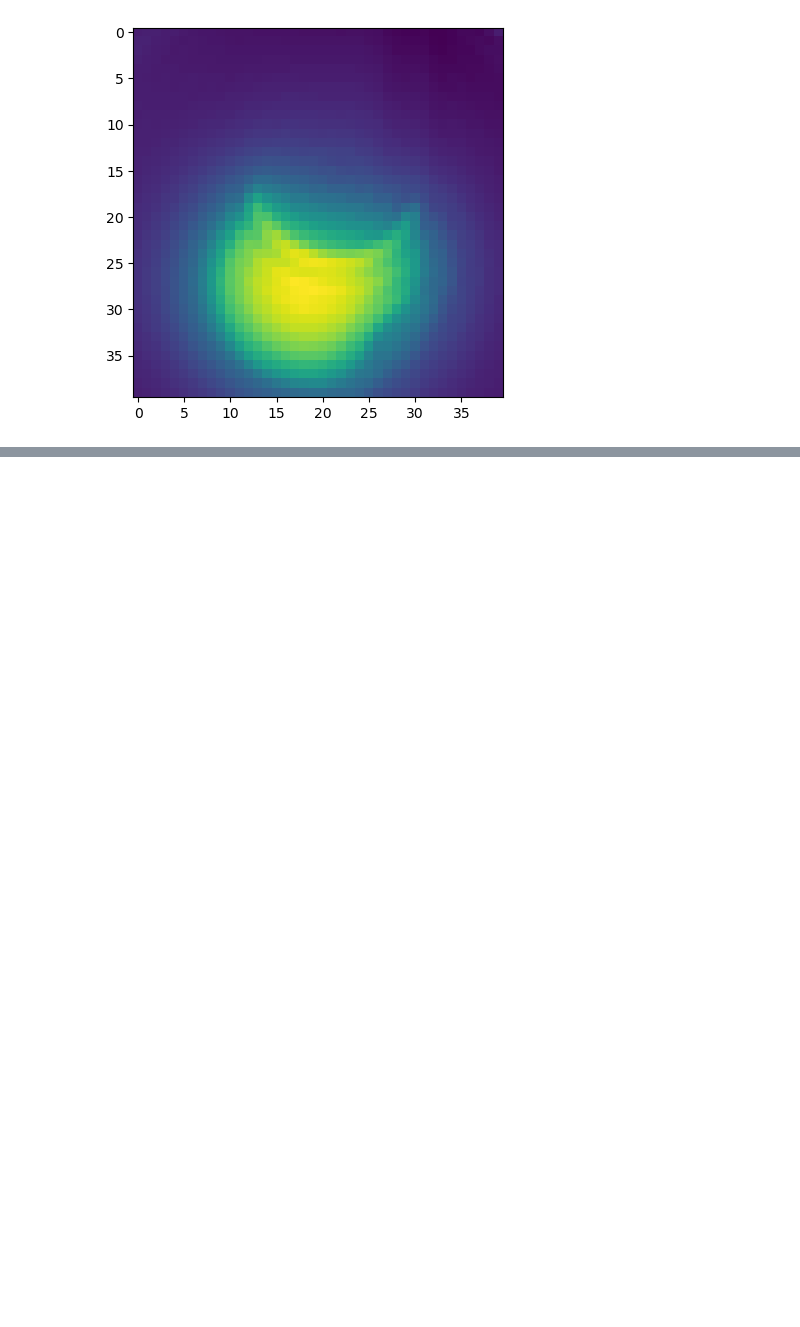
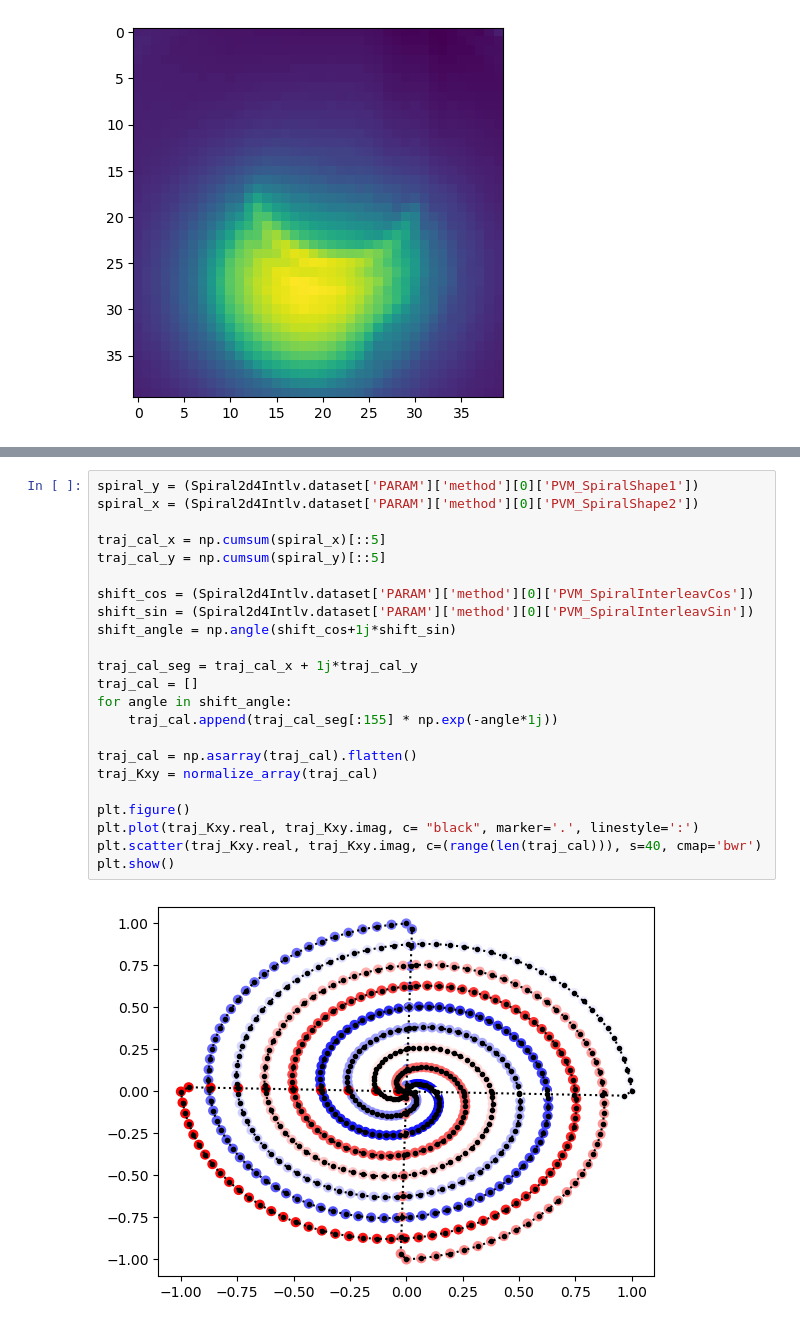
Before and after one commit to Xiao-JI-94158/pyHydra, a Jupyter notebook: spiralTest.ipynb, the cells around one changed output, grey strips where cells are left out. Saved outputs shown, nothing was run; the diff lists cells and outputs as text; blank space fills up the shorter version.

```diff
--- a/spiralTest.ipynb
+++ b/spiralTest.ipynb
@@ -184,0 +208,25 @@ print((a.dataset['PARAM']['method'][0]['PVM_SpatResol']))
+# %%
+spiral_y = (Spiral2d4Intlv.dataset['PARAM']['method'][0]['PVM_SpiralShape1'])
+spiral_x = (Spiral2d4Intlv.dataset['PARAM']['method'][0]['PVM_SpiralShape2'])
+
+traj_cal_x = np.cumsum(spiral_x)[::5]
+traj_cal_y = np.cumsum(spiral_y)[::5]
+
+shift_cos = (Spiral2d4Intlv.dataset['PARAM']['method'][0]['PVM_SpiralInterleavCos'])
+shift_sin = (Spiral2d4Intlv.dataset['PARAM']['method'][0]['PVM_SpiralInterleavSin'])
+shift_angle = np.angle(shift_cos+1j*shift_sin)
+
+traj_cal_seg = traj_cal_x + 1j*traj_cal_y
+traj_cal = []
+for angle in shift_angle:
+    traj_cal.append(traj_cal_seg[:155] * np.exp(-angle*1j))
+
+traj_cal = np.asarray(traj_cal).flatten()
+traj_Kxy = normalize_array(traj_cal)
+
+plt.figure()
+plt.plot(traj_Kxy.real, traj_Kxy.imag, c= "black", marker='.', linestyle=':')
+plt.scatter(traj_Kxy.real, traj_Kxy.imag, c=(range(len(traj_cal))), s=40, cmap='bwr')
+plt.show()
+# %% [output]
+[figure, added]
```
Also changed, not shown: parts of 15 cells of this notebook.
